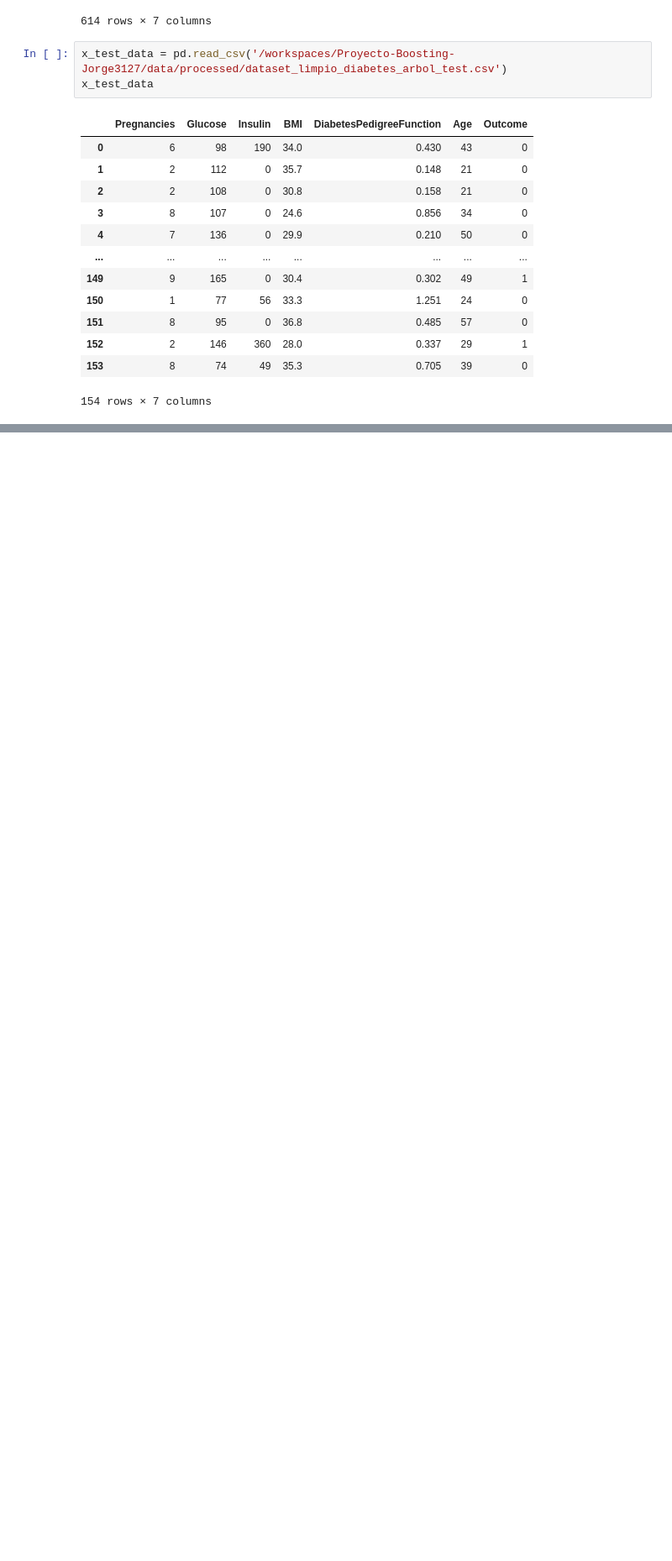
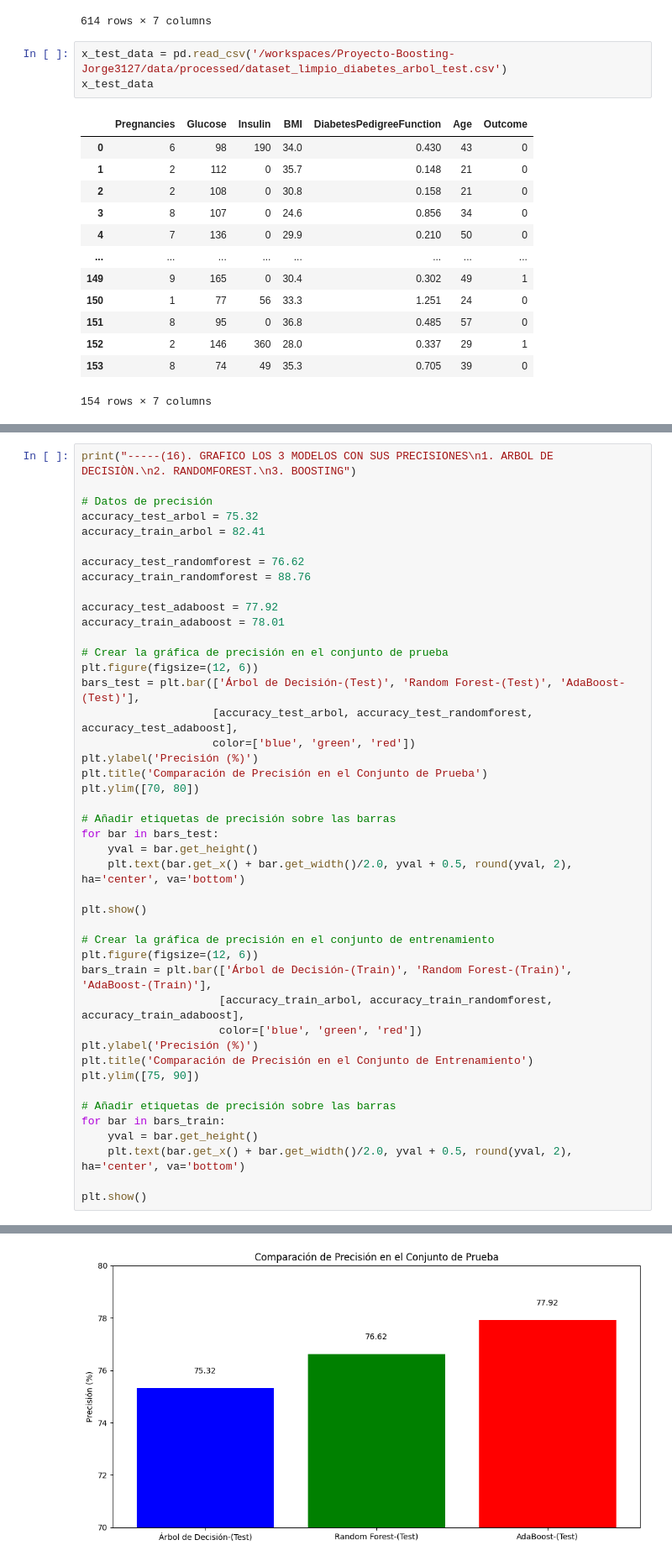
Before and after one commit to Jorge3127/Proyecto-Boosting-Jorge3127, a Jupyter notebook: src/explore.ipynb, the cells around one changed output, grey strips where cells are left out. Shown at 84% size. Cells and saved outputs as stored; diff of their text form; blank space fills up the shorter version.

```diff
--- a/src/explore.ipynb
+++ b/src/explore.ipynb
@@ -163,0 +334,45 @@ Accuracy Train:  1.0
+# %%
+print("-----(16). GRAFICO LOS 3 MODELOS CON SUS PRECISIONES\n1. ARBOL DE DECISIÒN.\n2. RANDOMFOREST.\n3. BOOSTING")
+
+# Datos de precisión
+accuracy_test_arbol = 75.32
+accuracy_train_arbol = 82.41
+
+accuracy_test_randomforest = 76.62
+accuracy_train_randomforest = 88.76
+
+accuracy_test_adaboost = 77.92
+accuracy_train_adaboost = 78.01
+
+# Crear la gráfica de precisión en el conjunto de prueba
+plt.figure(figsize=(12, 6))
+bars_test = plt.bar(['Árbol de Decisión-(Test)', 'Random Forest-(Test)', 'AdaBoost-(Test)'],
+                    [accuracy_test_arbol, accuracy_test_randomforest, accuracy_test_adaboost],
+                    color=['blue', 'green', 'red'])
+plt.ylabel('Precisión (%)')
+plt.title('Comparación de Precisión en el Conjunto de Prueba')
+plt.ylim([70, 80])
+
+# Añadir etiquetas de precisión sobre las barras
+for bar in bars_test:
+    yval = bar.get_height()
+    plt.text(bar.get_x() + bar.get_width()/2.0, yval + 0.5, round(yval, 2), ha='center', va='bottom')
+
+plt.show()
+
+# Crear la gráfica de precisión en el conjunto de entrenamiento
+plt.figure(figsize=(12, 6))
+bars_train = plt.bar(['Árbol de Decisión-(Train)', 'Random Forest-(Train)', 'AdaBoost-(Train)'],
+                     [accuracy_train_arbol, accuracy_train_randomforest, accuracy_train_adaboost],
+                     color=['blue', 'green', 'red'])
+plt.ylabel('Precisión (%)')
+plt.title('Comparación de Precisión en el Conjunto de Entrenamiento')
+plt.ylim([75, 90])
+
+# Añadir etiquetas de precisión sobre las barras
+for bar in bars_train:
+    yval = bar.get_height()
+    plt.text(bar.get_x() + bar.get_width()/2.0, yval + 0.5, round(yval, 2), ha='center', va='bottom')
+
+plt.show()
+# %% [output]
@@ -163,0 +383 @@ Accuracy Train:  1.0
+[figure, added]
```
Also changed, not shown: parts of 11 cells of this notebook, 2 other files.
